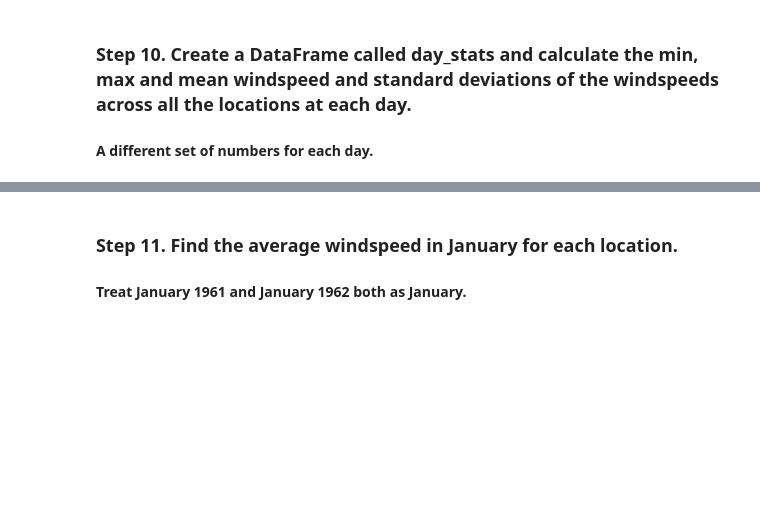
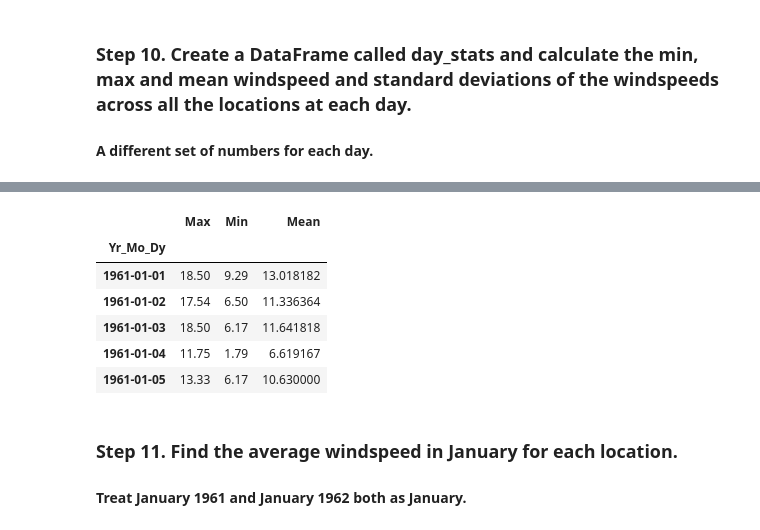
Before and after one commit to jordanmoritz/PandasExercises, a Jupyter notebook: pandas_exercises-master/06_Stats/Wind_Stats/Exercises.ipynb, the cells around one changed output, grey strips where cells are left out. Cells and saved outputs as stored; diff of their text form; code cells hidden in the pictures; blank space fills up the shorter version.

Commit message:
Wind Stats Date Querying

```diff
--- a/pandas_exercises-master/06_Stats/Wind_Stats/Exercises.ipynb
+++ b/pandas_exercises-master/06_Stats/Wind_Stats/Exercises.ipynb
@@ -261,3 +289,22 @@ loc_statz
+# %%
+# data.groupby('Yr_Mo_Dy', axis=0, squeeze=True).mean() not quite doing what I want
+
+day_stats = pd.DataFrame()
+
+day_stats['Max'] = data.max(axis = 1)
+day_stats['Min'] = data.min(axis = 1)
+day_stats['Mean'] = data.mean(axis = 1)
+
+
+day_stats[:5]
+# %% [output]
+|  | Max | Min | Mean |
+| Yr_Mo_Dy |  |  |  |
+| 1961-01-01 | 18.50 | 9.29 | 13.018182 |
+| 1961-01-02 | 17.54 | 6.50 | 11.336364 |
+| 1961-01-03 | 18.50 | 6.17 | 11.641818 |
+| 1961-01-04 | 11.75 | 1.79 | 6.619167 |
+| 1961-01-05 | 13.33 | 6.17 | 10.630000 |
 # %% [markdown]
 ### Step 11. Find the average windspeed in January for each location.
 #### Treat January 1961 and January 1962 both as January.
```
Also changed, not shown: parts of 8 cells of this notebook.
